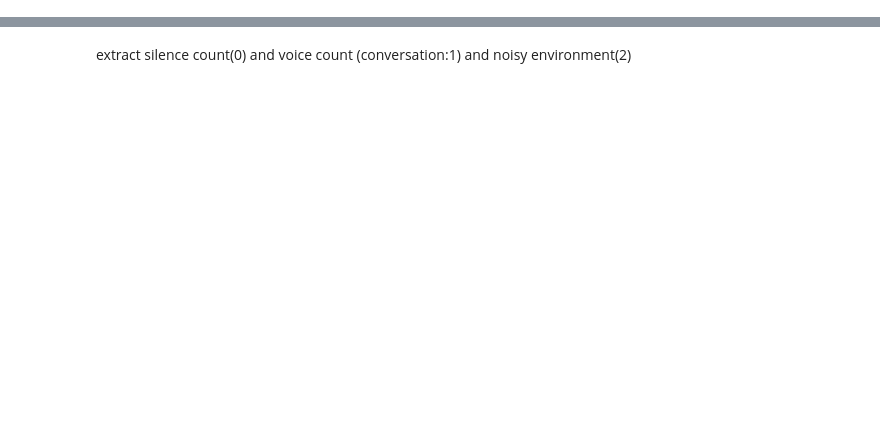
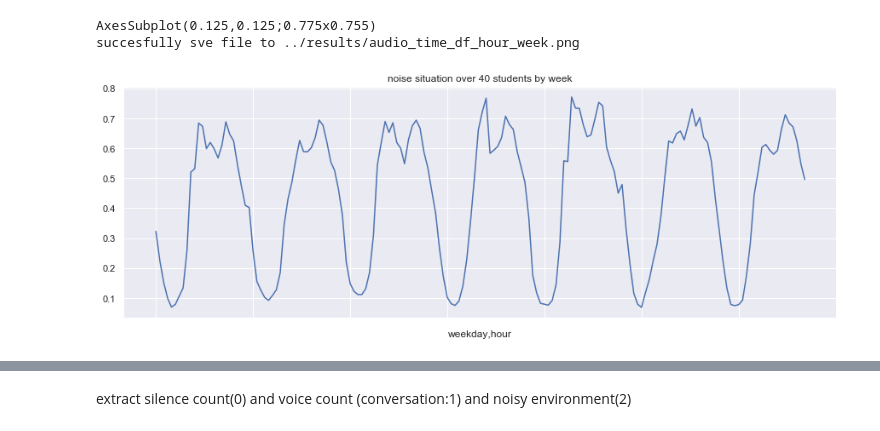
Before and after one commit to Epoch-Mengying/StudentLifeProject, a Jupyter notebook: sensing_time_series_classification.ipynb, the cells around one changed output, grey strips where cells are left out. Saved outputs shown, nothing was run; the diff lists cells and outputs as text; code cells hidden in the pictures; blank space fills up the shorter version.

```diff
--- a/sensing_time_series_classification.ipynb
+++ b/sensing_time_series_classification.ipynb
@@ -104,0 +474,17 @@ audio_time_df
+# %%
+
+def save_result_fig(func,fname):
+    print(func)
+    if '.png' not in fname:
+        fname+='.png'
+    if hasattr(func, 'get_figure'):
+        # func is ax, return from df.plot()
+        fig = func.get_figure()
+        fig.savefig(result_path+fname)
+
+
+    else:
+        # func is plt, return from predict_time_series_ARIMA()
+        func.savefig(result_path+fname)
+
+    print('succesfully sve file to %s'%(result_path+fname))
@@ -104,0 +698,12 @@ audio_time_df
+# %%
+# week summary for audio data
+audio_time_df_hour_pure = audio_time_df_hour[audio_time_df_hour.columns[:-6]]
+audio_time_df_hour_week = create_group_by_df(audio_time_df_hour_pure,group_by = 'both')
+sns.set(rc={'figure.figsize':(15,5)})
+ax = audio_time_df_hour_week.mean().plot.line(legend=False,title = 'noise situation over 40 students by week')
+# ax.set_xticklabels(audio_time_df_week.columns, rotation=45)
+save_result_fig(ax,'audio_time_df_hour_week')
+# %% [output]
+AxesSubplot(0.125,0.125;0.775x0.755)
+succesfully sve file to ../results/audio_time_df_hour_week.png
+[figure, added]
```
Also changed, not shown: parts of 175 cells of this notebook, 2 other files.
